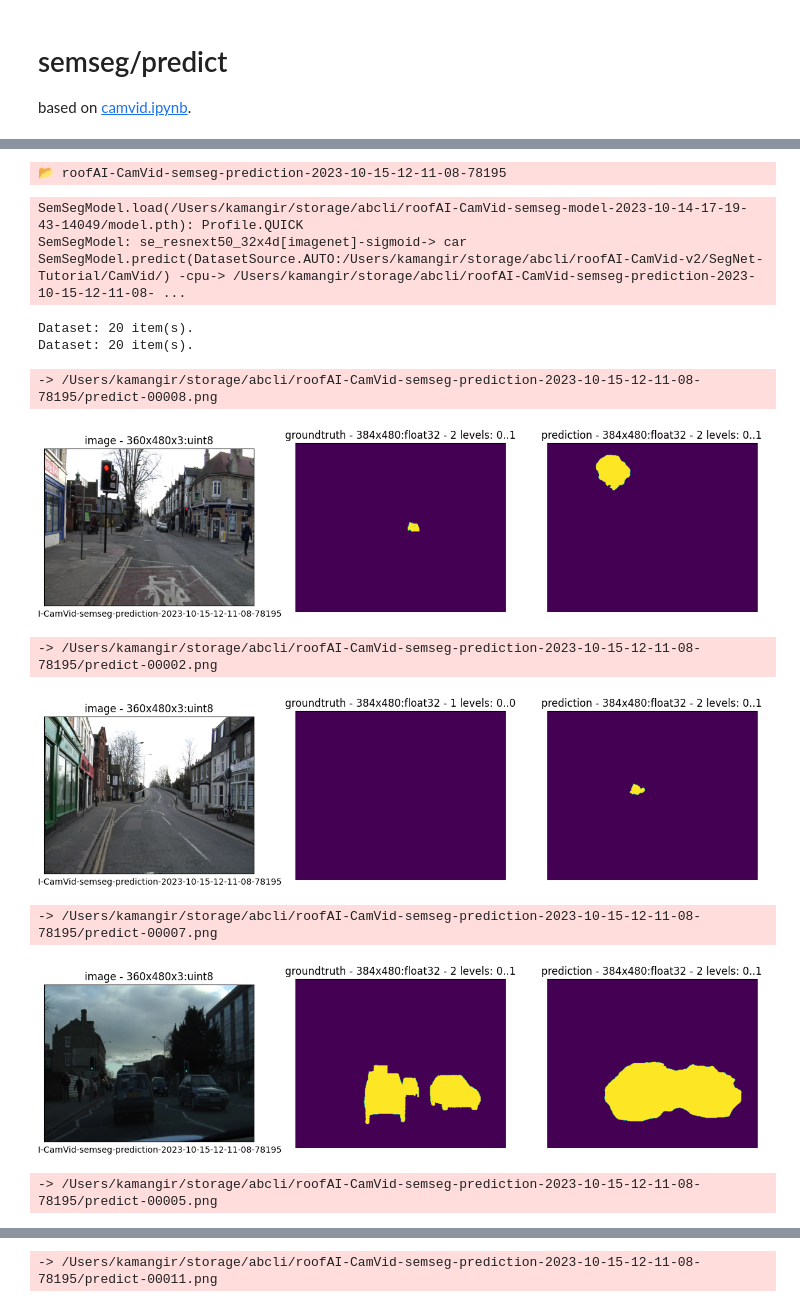
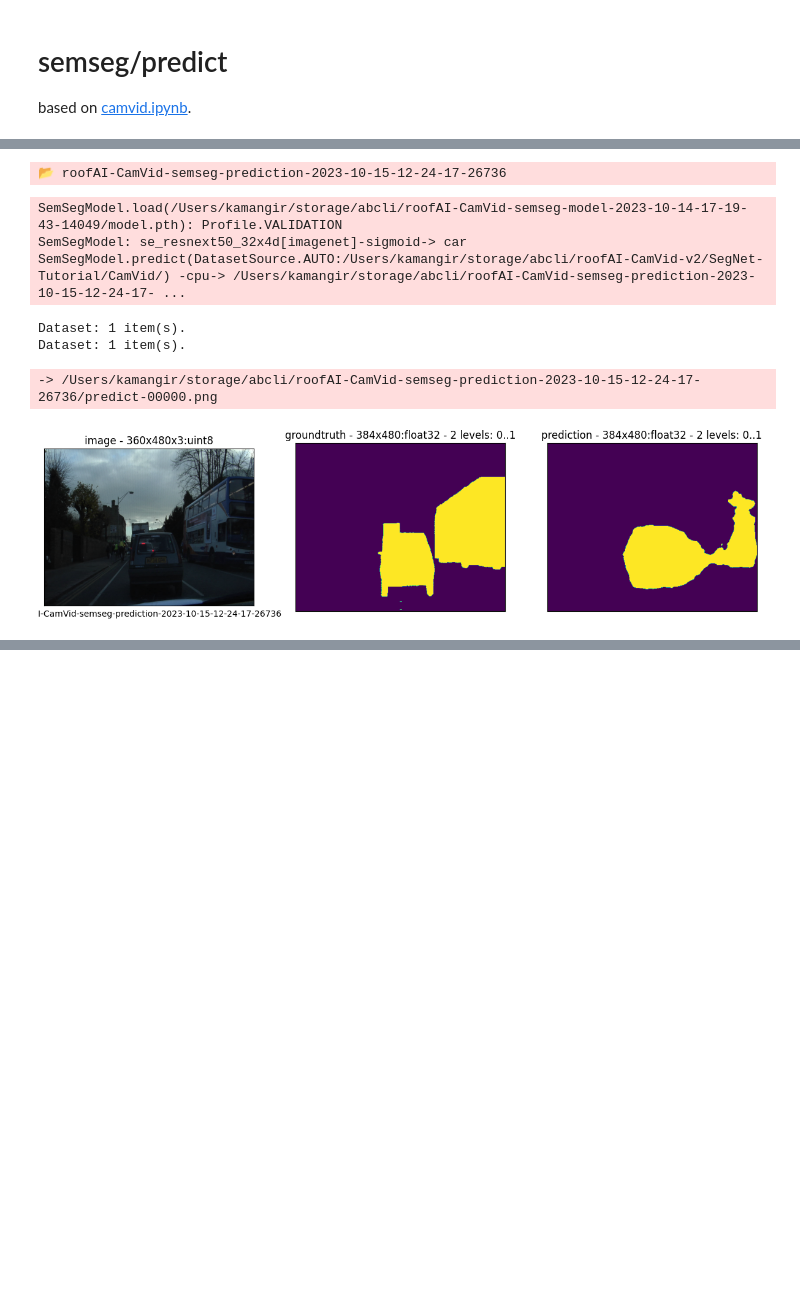
Before and after one commit to kamangir/roofAI, a Jupyter notebook: notebooks/semseg/predict.ipynb, the cells around one changed output, grey strips where cells are left out. Cells and saved outputs as stored; diff of their text form; code cells hidden in the pictures; blank space fills up the shorter version.

Commit message:
test refactors - kamangir/bolt#746

```diff
--- a/notebooks/semseg/predict.ipynb
+++ b/notebooks/semseg/predict.ipynb
@@ -26,30 +26,25 @@ roofAI-3.75.1.abcli-7.2375.1-2023-06-aws-batch-a, built on 15 October 2023, 12:1
 # %%
-profile = Profile.QUICK # FULL, QUICK, VALIDATION
+profile = Profile.VALIDATION # FULL, QUICK, VALIDATION
 
 dataset_object = "roofAI-CamVid-v2"
 model_object = cache.read("latest_CamVid_model")
 prediction_object = objects.unique_object("roofAI-CamVid-semseg-prediction")
 # %% [output]
-📂 roofAI-CamVid-semseg-prediction-2023-10-15-12-11-08-78195
+📂 roofAI-CamVid-semseg-prediction-2023-10-15-12-24-17-26736
 # %%
-run_prediction(
+predict(
     model_path=objects.object_path(model_object),
     dataset_path=objects.object_path(dataset_object),
     prediction_path=objects.object_path(prediction_object),
     device="cpu",
     profile=profile,
     in_notebook=True,
 );
 # %% [output]
-SemSegModel.load(/Users/kamangir/storage/abcli/roofAI-CamVid-semseg-model-2023-10-14-17-19-43-14049/model.pth): Profile.QUICK
+SemSegModel.load(/Users/kamangir/storage/abcli/roofAI-CamVid-semseg-model-2023-10-14-17-19-43-14049/model.pth): Profile.VALIDATION
 SemSegModel: se_resnext50_32x4d[imagenet]-sigmoid-> car
-SemSegModel.predict(DatasetSource.AUTO:/Users/kamangir/storage/abcli/roofAI-CamVid-v2/SegNet-Tutorial/CamVid/) -cpu-> /Users/kamangir/storage/abcli/roofAI-CamVid-semseg-prediction-2023-10-15-12-11-08- ...
+SemSegModel.predict(DatasetSource.AUTO:/Users/kamangir/storage/abcli/roofAI-CamVid-v2/SegNet-Tutorial/CamVid/) -cpu-> /Users/kamangir/storage/abcli/roofAI-CamVid-semseg-prediction-2023-10-15-12-24-17- ...
-Dataset: 20 item(s).
-Dataset: 20 item(s).
+Dataset: 1 item(s).
+Dataset: 1 item(s).
--> /Users/kamangir/storage/abcli/roofAI-CamVid-semseg-prediction-2023-10-15-12-11-08-78195/predict-00008.png
+-> /Users/kamangir/storage/abcli/roofAI-CamVid-semseg-prediction-2023-10-15-12-24-17-26736/predict-00000.png
-[figure, old version]
+[figure, new version]
--> /Users/kamangir/storage/abcli/roofAI-CamVid-semseg-prediction-2023-10-15-12-11-08-78195/predict-00002.png
-[figure, removed]
--> /Users/kamangir/storage/abcli/roofAI-CamVid-semseg-prediction-2023-10-15-12-11-08-78195/predict-00007.png
-[figure, removed]
--> /Users/kamangir/storage/abcli/roofAI-CamVid-semseg-prediction-2023-10-15-12-11-08-78195/predict-00005.png
@@ -57 +50,0 @@ Dataset: 20 item(s).
--> /Users/kamangir/storage/abcli/roofAI-CamVid-semseg-prediction-2023-10-15-12-11-08-78195/predict-00011.png
```
Also changed, not shown: parts of 3 cells of this notebook, 6 other files.
